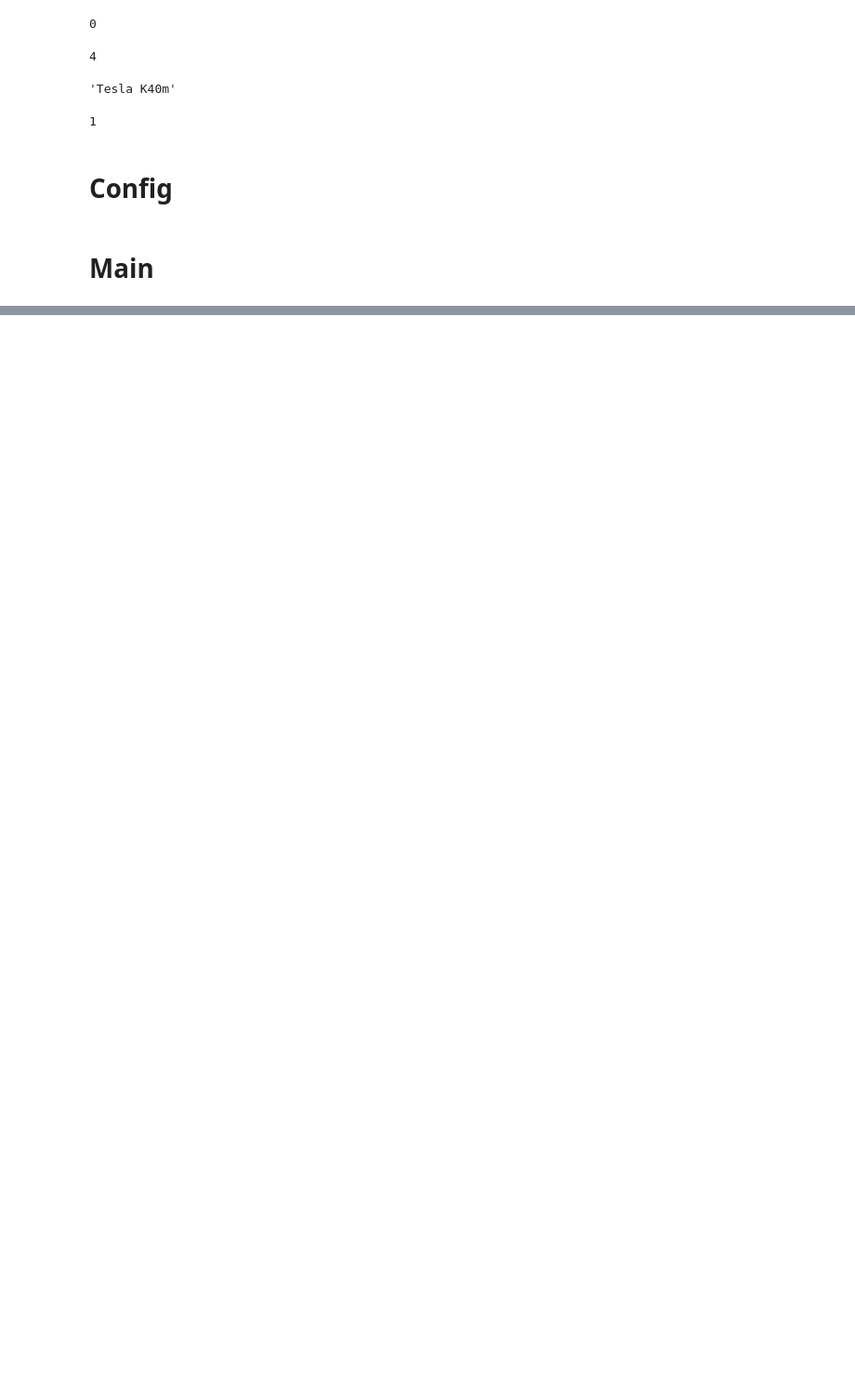
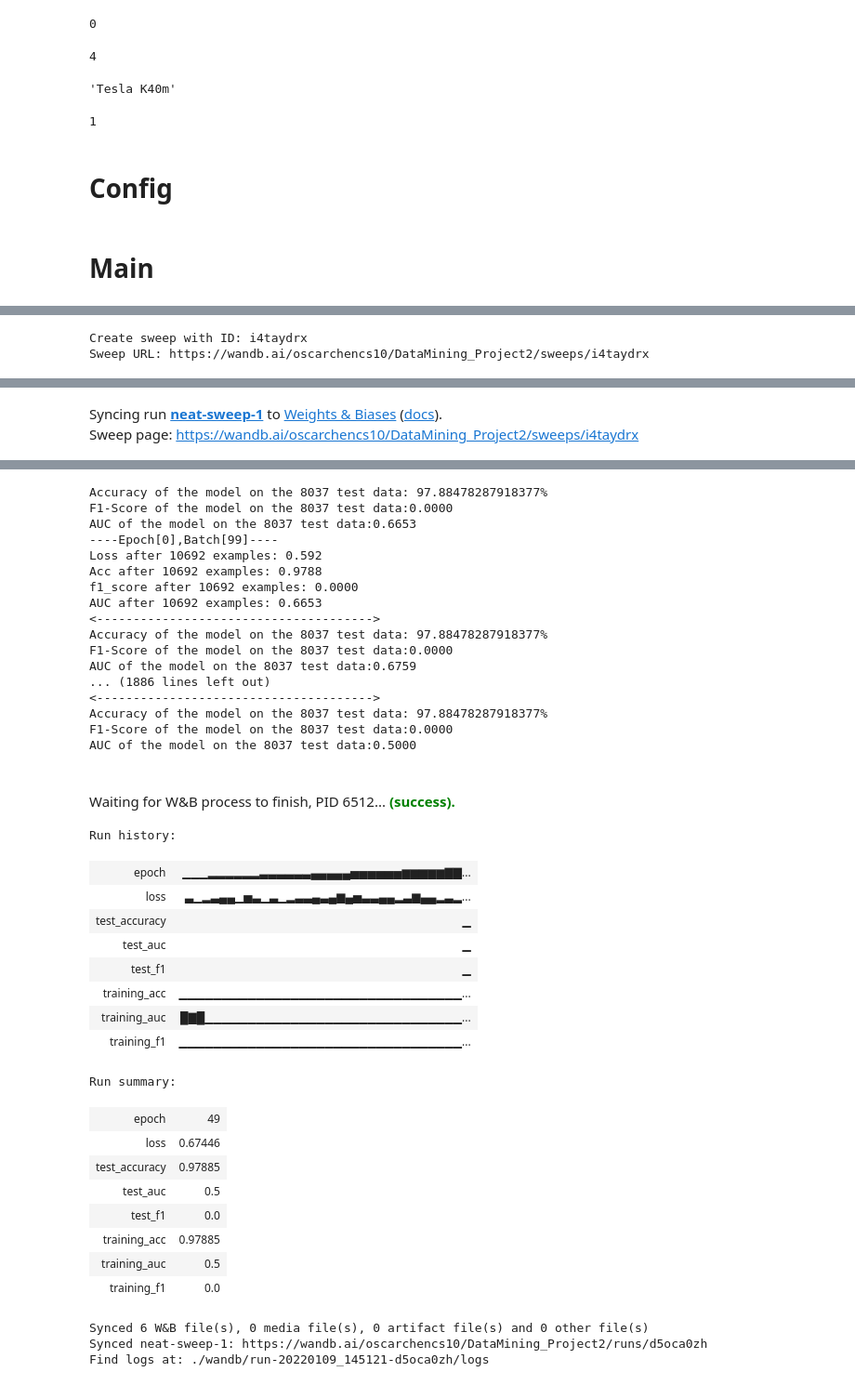
Before and after one commit to oscar1234456/NYCU_DataMining_Project2, a Jupyter notebook: DataMining_Project2_CNN.ipynb, the cells around one changed output, grey strips where cells are left out. Shown at 93% size. Saved outputs shown, nothing was run; the diff lists cells and outputs as text; code cells hidden in the pictures; blank space fills up the shorter version.

```diff
--- a/DataMining_Project2_CNN.ipynb
+++ b/DataMining_Project2_CNN.ipynb
@@ -274,3 +290,30 @@ def model_pipeline(hyperparameters, X_train, y_train, X_val, y_val):
+# %%
+def model_pipeline_sweap(hyperparameters=None):
+
+    # tell wandb to get started
+    with wandb.init(project="DataMining_Project2", entity="oscarchencs10", config=hyperparameters):
+        # access all HPs through wandb.config, so logging matches execution!
+        config = wandb.config
+
+        wandb.run.name = config.run_name
+        wandb.run.save()
+
+        X_train = exp13_X_train
+        y_train = exp13_y_train
+        X_val = exp13_X_val
+        y_val = exp13_y_val
+
+        # make the model, data, and optimization problem
+        model, train_loader, test_loader, criterion, optimizer = make(config, X_train, y_train, X_val, y_val)
+        print(model)
+
+        # and use them to train the model
+        train(model, train_loader, test_loader,criterion, optimizer, config)
+
+        # and test its final performance
+        test(model, test_loader)
+
+    return model
 # %% [markdown]
 # Train_log
 # %%
@@ -568,0 +766,4 @@ AUC after 1230078 examples: 0.5754
+# %%
+sweep_config = {
+    'method': 'random'
+    }
@@ -568,0 +822,8 @@ AUC after 1230078 examples: 0.5754
+# %%
+sweep_id = wandb.sweep(sweep_config, project="DataMining_Project2")
+# %% [output]
+Create sweep with ID: i4taydrx
+Sweep URL: https://wandb.ai/oscarchencs10/DataMining_Project2/sweeps/i4taydrx
+# %%
+wandb.agent(sweep_id, model_pipeline_sweap, count=1)
+# %% [output]
@@ -568,0 +847,2 @@ AUC after 1230078 examples: 0.5754
+Syncing run neat-sweep-1 to Weights & Biases (docs).
+Sweep page: https://wandb.ai/oscarchencs10/DataMining_Project2/sweeps/i4taydrx
@@ -568,0 +867,39 @@ AUC after 1230078 examples: 0.5754
+Accuracy of the model on the 8037 test data: 97.88478287918377%
+F1-Score of the model on the 8037 test data:0.0000
+AUC of the model on the 8037 test data:0.6653
+----Epoch[0],Batch[99]----
+Loss after 10692 examples: 0.592
+Acc after 10692 examples: 0.9788
+f1_score after 10692 examples: 0.0000
+AUC after 10692 examples: 0.6653
+<-------------------------------------->
+Accuracy of the model on the 8037 test data: 97.88478287918377%
+F1-Score of the model on the 8037 test data:0.0000
+AUC of the model on the 8037 test data:0.6759
+... (1886 lines left out)
+<-------------------------------------->
+Accuracy of the model on the 8037 test data: 97.88478287918377%
+F1-Score of the model on the 8037 test data:0.0000
+AUC of the model on the 8037 test data:0.5000
+Waiting for W&B process to finish, PID 6512... (success).
+Run history:
+| epoch | ▁▁▁▂▂▂▂▂▂▃▃▃▃▃▃▄▄▄▄▄▅▅▅▅▅▅▆▆▆▆▆▇▇... |
+| loss | ▃▁▂▃▄▄▁▅▃▁▃▁▂▃▃▄▃▄▆▄▅▃▃▄▄▂▃▆▄▄▂▃▂... |
+| test_accuracy | ▁ |
+| test_auc | ▁ |
+| test_f1 | ▁ |
+| training_acc | ▁▁▁▁▁▁▁▁▁▁▁▁▁▁▁▁▁▁▁▁▁▁▁▁▁▁▁▁▁▁▁▁▁... |
+| training_auc | █▇█▁▁▁▁▁▁▁▁▁▁▁▁▁▁▁▁▁▁▁▁▁▁▁▁▁▁▁▁▁▁... |
+| training_f1 | ▁▁▁▁▁▁▁▁▁▁▁▁▁▁▁▁▁▁▁▁▁▁▁▁▁▁▁▁▁▁▁▁▁... |
+Run summary:
+| epoch | 49 |
+| loss | 0.67446 |
+| test_accuracy | 0.97885 |
+| test_auc | 0.5 |
+| test_f1 | 0.0 |
+| training_acc | 0.97885 |
+| training_auc | 0.5 |
+| training_f1 | 0.0 |
+Synced 6 W&B file(s), 0 media file(s), 0 artifact file(s) and 0 other file(s)
+Synced neat-sweep-1: https://wandb.ai/oscarchencs10/DataMining_Project2/runs/d5oca0zh
+Find logs at: ./wandb/run-20220109_145121-d5oca0zh/logs
```
Also changed, not shown: parts of 24 cells of this notebook.
